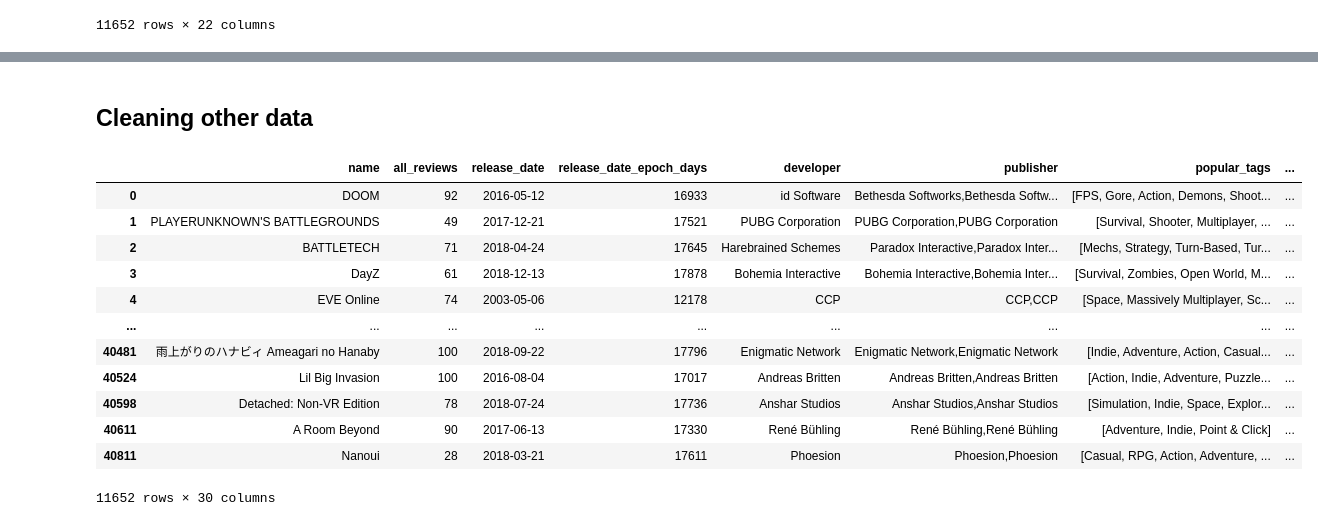
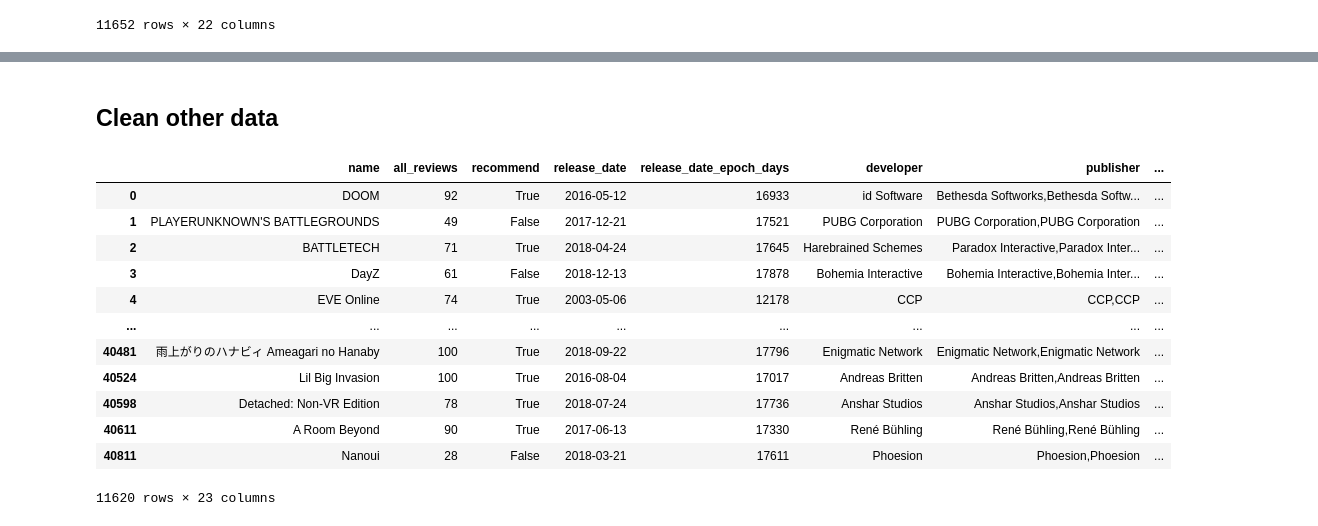
Before and after one commit to Pante/SC1015-Project, a Jupyter notebook: data_preparation.ipynb, the cells around one changed output, grey strips where cells are left out. Saved outputs shown, nothing was run; the diff lists cells and outputs as text; code cells hidden in the pictures.

```diff
--- a/data_preparation.ipynb
+++ b/data_preparation.ipynb
@@ -107,7 +107,7 @@ from datetime import datetime
 
 unix_epoch = datetime(1970, 1, 1)
 
-games['release_date'] = pd.to_datetime(games['release_date'])
+games['release_date'] = pd.to_datetime(games['release_date'], format='mixed')
 games.insert(games.columns.get_loc('release_date') + 1, 'release_date_epoch_days', games['release_date'].apply(lambda x: (x - unix_epoch).days))
 games
 # %% [output]
@@ -166,0 +169,7 @@ games
+# %%
+games.dropna(subset=['developer', 'publisher'], how='all', inplace=True) # remove malformed rows
+
+# Replace NaN values, this is often the case where the developer & publisher are the same
+games['developer'] = games['developer'].fillna(games['publisher'])
+games['publisher'] = games['publisher'].fillna(games['developer'])
+games
@@ -167,44 +190,32 @@ games
 # %% [markdown]
-## Cleaning other data
+## Clean other data
 # %%
 def map_all_reviews(x):
     match = re.search(r"\d{1,3}%", x)
     if match:
         return int(match.group(0)[:-1])
 
-def one_hot_encode(df, column_name, prefix=None):
-    if prefix is None:
-        prefix = column_name
+games['all_reviews'] = games['all_reviews'].apply(map_all_reviews)
+games.insert(games.columns.get_loc('all_reviews') + 1, 'recommend', games['all_reviews'].apply(lambda x: x >= 70))
 
-    binarizer = MultiLabelBinarizer(sparse_output = True)
-
-    tags = pd.DataFrame.sparse.from_spmatrix(binarizer.fit_transform(df.pop(column_name)), index=df.index, columns=binarizer.classes_)
-    tags = tags.add_prefix(f'{prefix}_')
-
-    df = pd.concat([df, tags], axis=1)
-    return df
-
-games['all_reviews'] = games['all_reviews'].apply(map_all_reviews)
 games['languages'] = games['languages'].apply(lambda x: [] if pd.isna(x) else list(x.split(',')))
 games['popular_tags'] = games['popular_tags'].apply(lambda x: [] if pd.isna(x) else list(x.split(',')))
-games = one_hot_encode(games, 'genre', 'old_genre') # TODO: remove
 games['mature_content'] = games['mature_content'].apply(lambda x: not pd.isna(x))
-
 games
 # %% [output]
-|  | name | all_reviews | release_date | release_date_epoch_days | developer | publisher | popular_tags | ... |
-| 0 | DOOM | 92 | 2016-05-12 | 16933 | id Software | Bethesda Softworks,Bethesda Softw... | [FPS, Gore, Action, Demons, Shoot... | ... |
-| 1 | PLAYERUNKNOWN'S BATTLEGROUNDS | 49 | 2017-12-21 | 17521 | PUBG Corporation | PUBG Corporation,PUBG Corporation | [Survival, Shooter, Multiplayer, ... | ... |
-| 2 | BATTLETECH | 71 | 2018-04-24 | 17645 | Harebrained Schemes | Paradox Interactive,Paradox Inter... | [Mechs, Strategy, Turn-Based, Tur... | ... |
-| 3 | DayZ | 61 | 2018-12-13 | 17878 | Bohemia Interactive | Bohemia Interactive,Bohemia Inter... | [Survival, Zombies, Open World, M... | ... |
-| 4 | EVE Online | 74 | 2003-05-06 | 12178 | CCP | CCP,CCP | [Space, Massively Multiplayer, Sc... | ... |
+|  | name | all_reviews | recommend | release_date | release_date_epoch_days | developer | publisher | ... |
+| 0 | DOOM | 92 | True | 2016-05-12 | 16933 | id Software | Bethesda Softworks,Bethesda Softw... | ... |
+| 1 | PLAYERUNKNOWN'S BATTLEGROUNDS | 49 | False | 2017-12-21 | 17521 | PUBG Corporation | PUBG Corporation,PUBG Corporation | ... |
+| 2 | BATTLETECH | 71 | True | 2018-04-24 | 17645 | Harebrained Schemes | Paradox Interactive,Paradox Inter... | ... |
+| 3 | DayZ | 61 | False | 2018-12-13 | 17878 | Bohemia Interactive | Bohemia Interactive,Bohemia Inter... | ... |
+| 4 | EVE Online | 74 | True | 2003-05-06 | 12178 | CCP | CCP,CCP | ... |
 | ... | ... | ... | ... | ... | ... | ... | ... | ... |
-| 40481 | 雨上がりのハナビィ Ameagari no Hanaby | 100 | 2018-09-22 | 17796 | Enigmatic Network | Enigmatic Network,Enigmatic Network | [Indie, Adventure, Action, Casual... | ... |
-| 40524 | Lil Big Invasion | 100 | 2016-08-04 | 17017 | Andreas Britten | Andreas Britten,Andreas Britten | [Action, Indie, Adventure, Puzzle... | ... |
-| 40598 | Detached: Non-VR Edition | 78 | 2018-07-24 | 17736 | Anshar Studios | Anshar Studios,Anshar Studios | [Simulation, Indie, Space, Explor... | ... |
-| 40611 | A Room Beyond | 90 | 2017-06-13 | 17330 | René Bühling | René Bühling,René Bühling | [Adventure, Indie, Point & Click] | ... |
-| 40811 | Nanoui | 28 | 2018-03-21 | 17611 | Phoesion | Phoesion,Phoesion | [Casual, RPG, Action, Adventure, ... | ... |
+| 40481 | 雨上がりのハナビィ Ameagari no Hanaby | 100 | True | 2018-09-22 | 17796 | Enigmatic Network | Enigmatic Network,Enigmatic Network | ... |
+| 40524 | Lil Big Invasion | 100 | True | 2016-08-04 | 17017 | Andreas Britten | Andreas Britten,Andreas Britten | ... |
+| 40598 | Detached: Non-VR Edition | 78 | True | 2018-07-24 | 17736 | Anshar Studios | Anshar Studios,Anshar Studios | ... |
+| 40611 | A Room Beyond | 90 | True | 2017-06-13 | 17330 | René Bühling | René Bühling,René Bühling | ... |
+| 40811 | Nanoui | 28 | False | 2018-03-21 | 17611 | Phoesion | Phoesion,Phoesion | ... |
-11652 rows × 30 columns
+11620 rows × 23 columns
 # %%
 # We store the results as Pickle instead of CSV since it allows us to preserve data structures, i.e. sparse lists.
 games.to_pickle('datasets/cleaned_steam_games.pkl')
```
Also changed, not shown: parts of 2 cells of this notebook, 1 other file.
